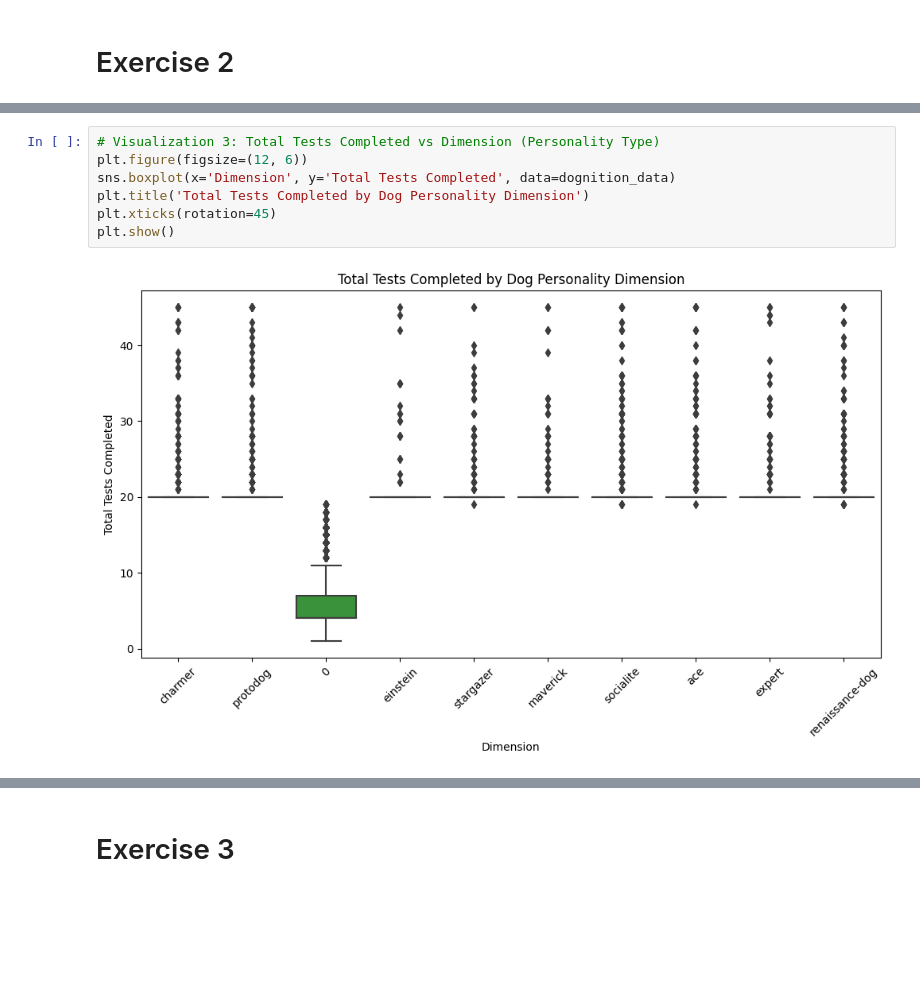
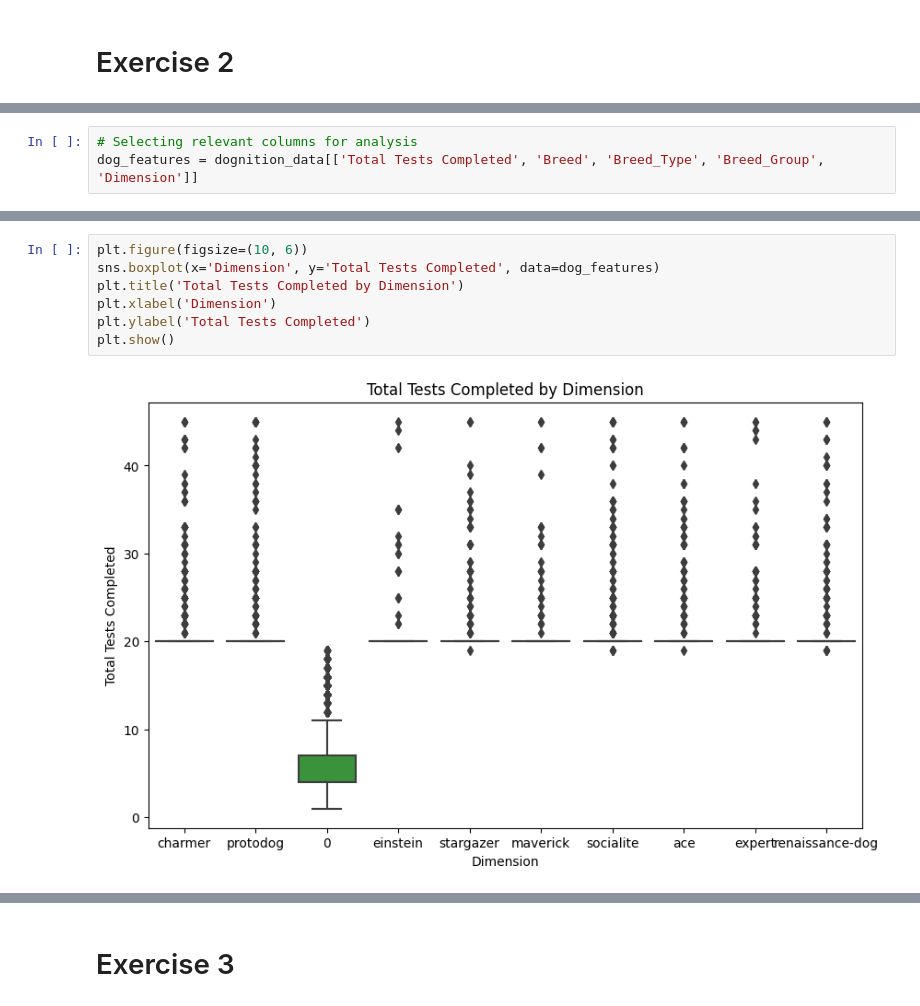
Before and after one commit to peyman886/data-visualization-coursework, a Jupyter notebook: HW4/Visualization_HW4 - Copy.ipynb, the cells around one changed output, grey strips where cells are left out. Drawn from its saved outputs; the diff is of its cells as text; blank space fills up the shorter version.

```diff
--- a/HW4/Visualization_HW4 - Copy.ipynb
+++ b/HW4/Visualization_HW4 - Copy.ipynb
@@ -168,0 +130,3 @@ We will create visualizations to explore how the 'Total Tests Completed' varies
+# %%
+# Selecting relevant columns for analysis
+dog_features = dognition_data[['Total Tests Completed', 'Breed', 'Breed_Type', 'Breed_Group', 'Dimension']]
@@ -187,9 +178,9 @@ plt.show()
 # %%
-# Visualization 3: Total Tests Completed vs Dimension (Personality Type)
-plt.figure(figsize=(12, 6))
-sns.boxplot(x='Dimension', y='Total Tests Completed', data=dognition_data)
-plt.title('Total Tests Completed by Dog Personality Dimension')
-plt.xticks(rotation=45)
+plt.figure(figsize=(10, 6))
+sns.boxplot(x='Dimension', y='Total Tests Completed', data=dog_features)
+plt.title('Total Tests Completed by Dimension')
+plt.xlabel('Dimension')
+plt.ylabel('Total Tests Completed')
 plt.show()
 # %% [output]
-[figure, old version]
+[figure, new version]
```
Also changed, not shown: parts of 76 cells of this notebook.
